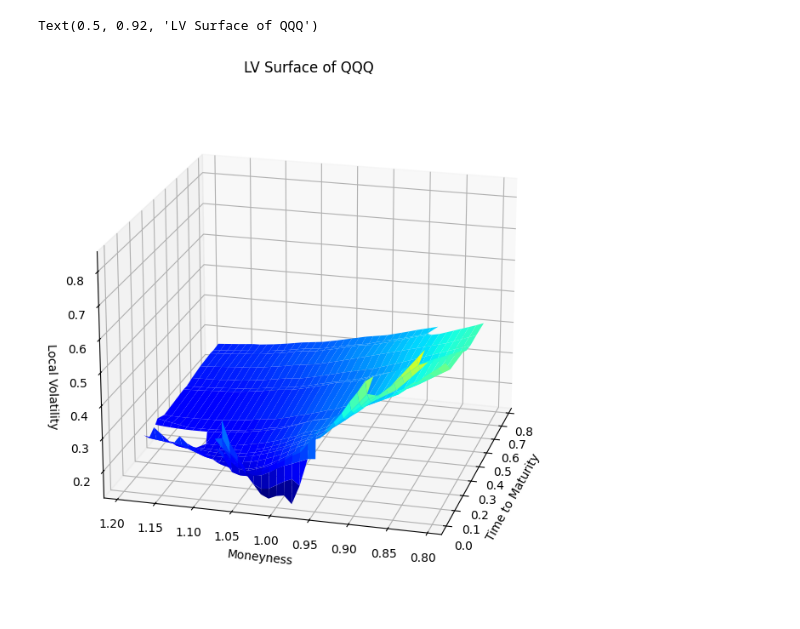
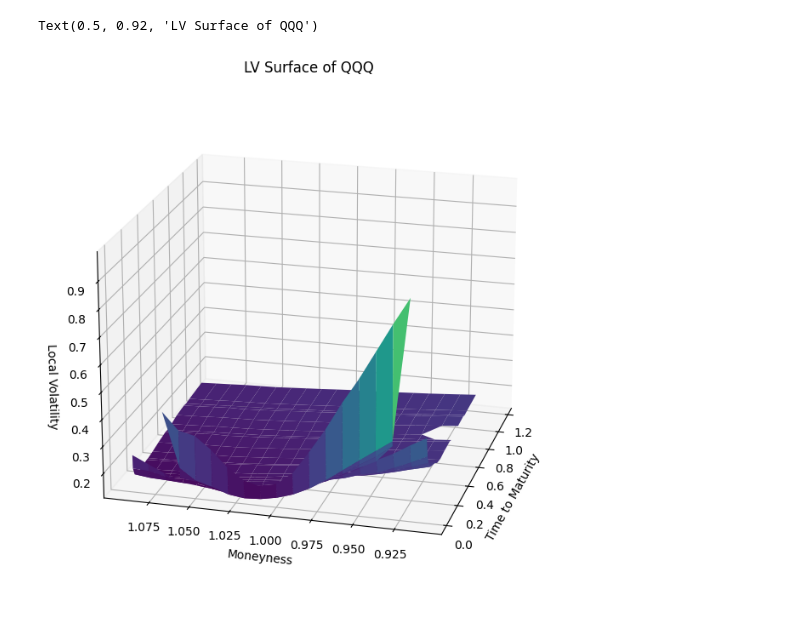
Before and after one commit to laic0022/FN6905-Exotic-Options-and-Structured-Products, a Jupyter notebook: Assignment/Question2.ipynb, the cells around one changed output. Drawn from its saved outputs; the diff is of its cells as text; code cells hidden in the pictures.

```diff
--- a/Assignment/Question2.ipynb
+++ b/Assignment/Question2.ipynb
@@ -138,13 +148,6 @@ def dcdt_func(c, S, strike, ttm, rf, sigma):
     dcdk = dcdk_func(c, S, strike, ttm, rf, sigma)
     d2cdk2 = d2cdk2_func(S, strike, ttm, rf, sigma)
     return - rf * strike * dcdk + (sigma ** 2 * S ** 2) / 2 * (strike ** 2 / S ** 2) * d2cdk2
-# %%
-i = 1000
-# %%
-c = (options.loc[i, 'bid'] + options.loc[i, 'ask']) / 2
-strike = options.loc[i, 'strike']
-ttm = (options.loc[i, 'expirationDate'] - t0).days / 365
-sigma = options.loc[i, 'impliedVolatility']
 # %%
 lvs = []
 for i in options.index:
@@ -157,7 +160,7 @@ for i in options.index:
     dcdk = dcdk_func(c, S_0, strike, ttm, rf, sigma)
     d2cdk2 = d2cdk2_func(S_0, strike, ttm, rf, sigma)
 
-    lv = np.sqrt((2 * dcdt + 2 * rf * strike * dcdk) / (0.5 * strike ** 2 * d2cdk2))
+    lv = np.sqrt((2 * dcdt + 2 * rf * strike * dcdk) / (strike ** 2 * d2cdk2))
     lvs.append(lv)
 
 options['localVolatility'] = lvs
@@ -207,27 +210,27 @@ for t in exps:
 lv_surface.columns = pd.to_datetime(lv_surface.columns)
 lv_surface = lv_surface.sort_index()
 lv_surface = lv_surface.interpolate(limit_area="inside")
-lv_surface = lv_surface.loc[(lv_surface.index > 0.8) & (lv_surface.index < 1.2)]
+lv_surface = lv_surface.loc[(lv_surface.index > 0.9) & (lv_surface.index < 1.1)]
 lv_surface = lv_surface.iloc[:,:25]
 # %%
 from matplotlib import cm
 from mpl_toolkits.mplot3d import Axes3D
 from datetime import datetime
 #Singapore time is ahead 1 day to the US time
 time2maturity = [((i - datetime.today()).days + 1) / 365 for i in lv_surface.columns]
 
 %matplotlib inline
 fig = plt.figure(figsize=(8,8))
 ax = fig.add_subplot(111, projection='3d')
 
 
 X, Y = np.meshgrid(time2maturity, lv_surface.index)
-ax.plot_surface(X, Y, lv_surface, cmap=cm.jet, linewidth=0.2)
+ax.plot_surface(X, Y, lv_surface, linewidth=0.2, cmap='viridis')
 ax.view_init(20, -165)
 ax.set_xlabel("Time to Maturity")
 ax.set_ylabel("Moneyness")
 ax.set_zlabel("Local Volatility")
 ax.set_title('LV Surface of QQQ')
 # %% [output]
 Text(0.5, 0.92, 'LV Surface of QQQ')
-[figure, old version]
+[figure, new version]
```
Also changed, not shown: parts of 11 cells of this notebook, 8 other files.
